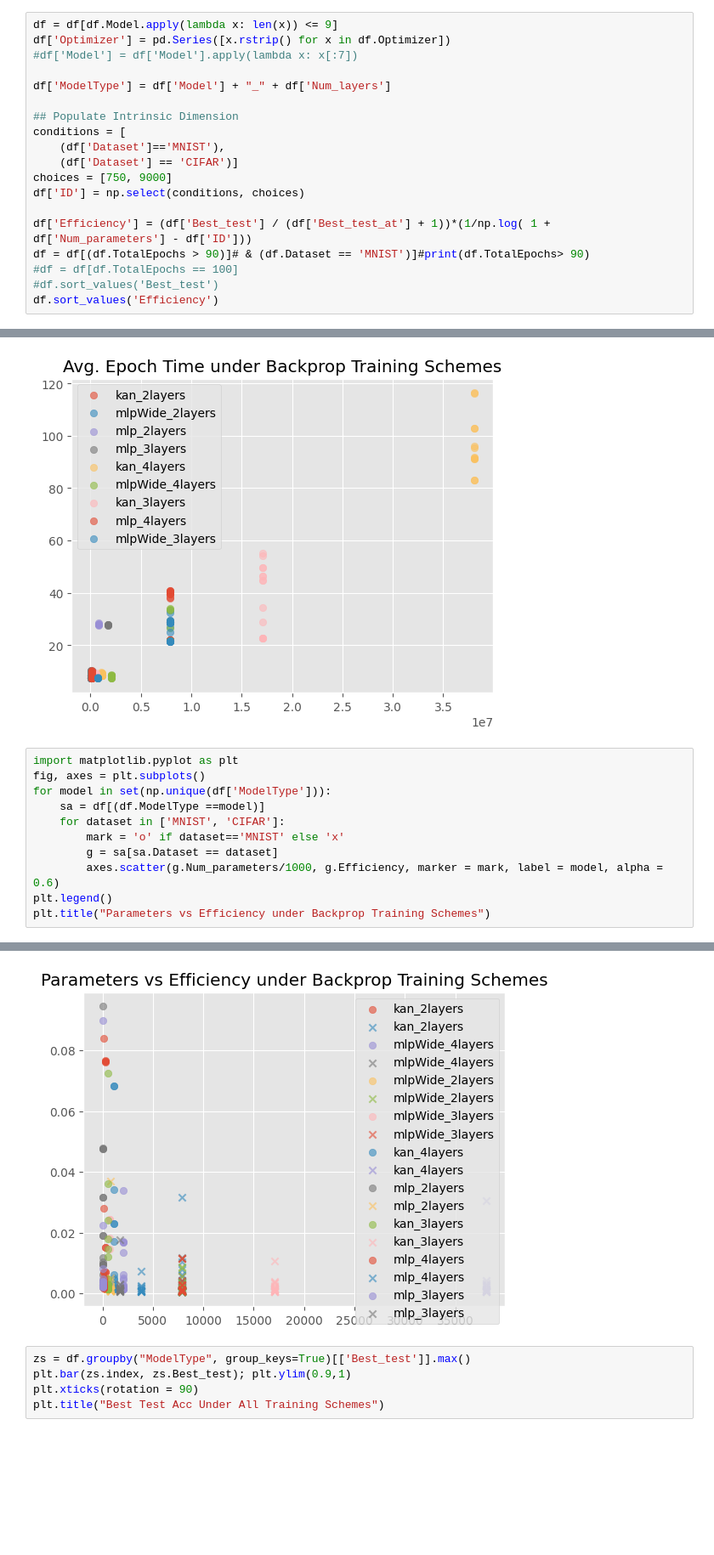
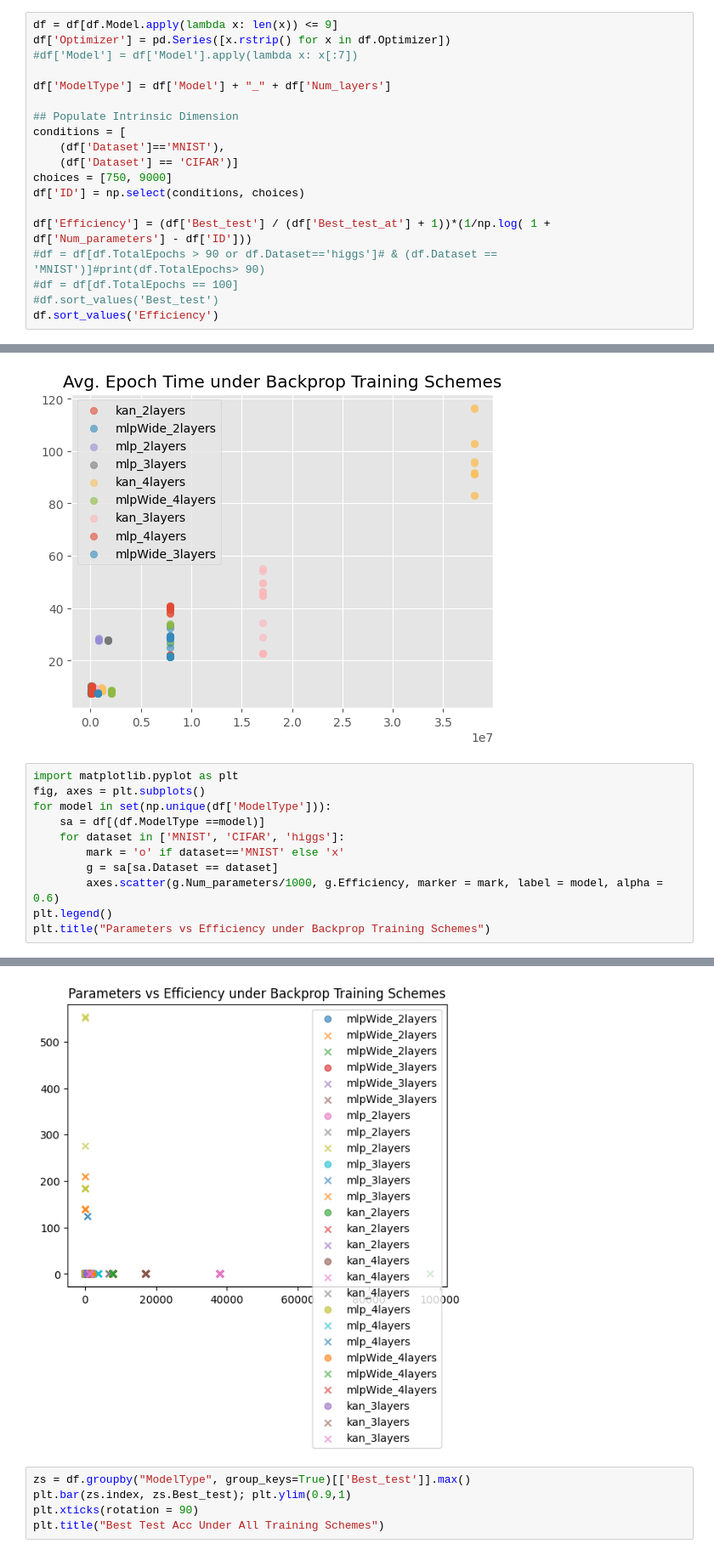
Before and after one commit to ShairozS/HSIC_Bottleneck-Pytorch, a Jupyter notebook: Notebooks/analyze_results.ipynb, the cells around one changed output, grey strips where cells are left out. Shown: that part at 85% size. Cells and saved outputs as stored; diff of their text form; blank space fills up the shorter version.

```diff
--- a/Notebooks/analyze_results.ipynb
+++ b/Notebooks/analyze_results.ipynb
@@ -133,7 +138,7 @@ choices = [750, 9000]
 df['ID'] = np.select(conditions, choices)
 
 df['Efficiency'] = (df['Best_test'] / (df['Best_test_at'] + 1))*(1/np.log( 1 + df['Num_parameters'] - df['ID']))
-df = df[(df.TotalEpochs > 90)]# & (df.Dataset == 'MNIST')]#print(df.TotalEpochs> 90)
+#df = df[df.TotalEpochs > 90 or df.Dataset=='higgs']# & (df.Dataset == 'MNIST')]#print(df.TotalEpochs> 90)
 #df = df[df.TotalEpochs == 100]
 #df.sort_values('Best_test')
 df.sort_values('Efficiency')
@@ -273,17 +264,17 @@ Text(0.5, 1.0, 'Avg. Epoch Time under Backprop Training Schemes')
 # %%
 import matplotlib.pyplot as plt
 fig, axes = plt.subplots()
 for model in set(np.unique(df['ModelType'])):
     sa = df[(df.ModelType ==model)]
-    for dataset in ['MNIST', 'CIFAR']:
+    for dataset in ['MNIST', 'CIFAR', 'higgs']:
         mark = 'o' if dataset=='MNIST' else 'x'
         g = sa[sa.Dataset == dataset]
         axes.scatter(g.Num_parameters/1000, g.Efficiency, marker = mark, label = model, alpha = 0.6)
 plt.legend()
 plt.title("Parameters vs Efficiency under Backprop Training Schemes")
 # %% [output]
 Text(0.5, 1.0, 'Parameters vs Efficiency under Backprop Training Schemes')
-[figure, old version]
+[figure, new version]
 # %%
 zs = df.groupby("ModelType", group_keys=True)[['Best_test']].max()
 plt.bar(zs.index, zs.Best_test); plt.ylim(0.9,1)
```
Also changed, not shown: parts of 6 cells of this notebook, 6 other files.
